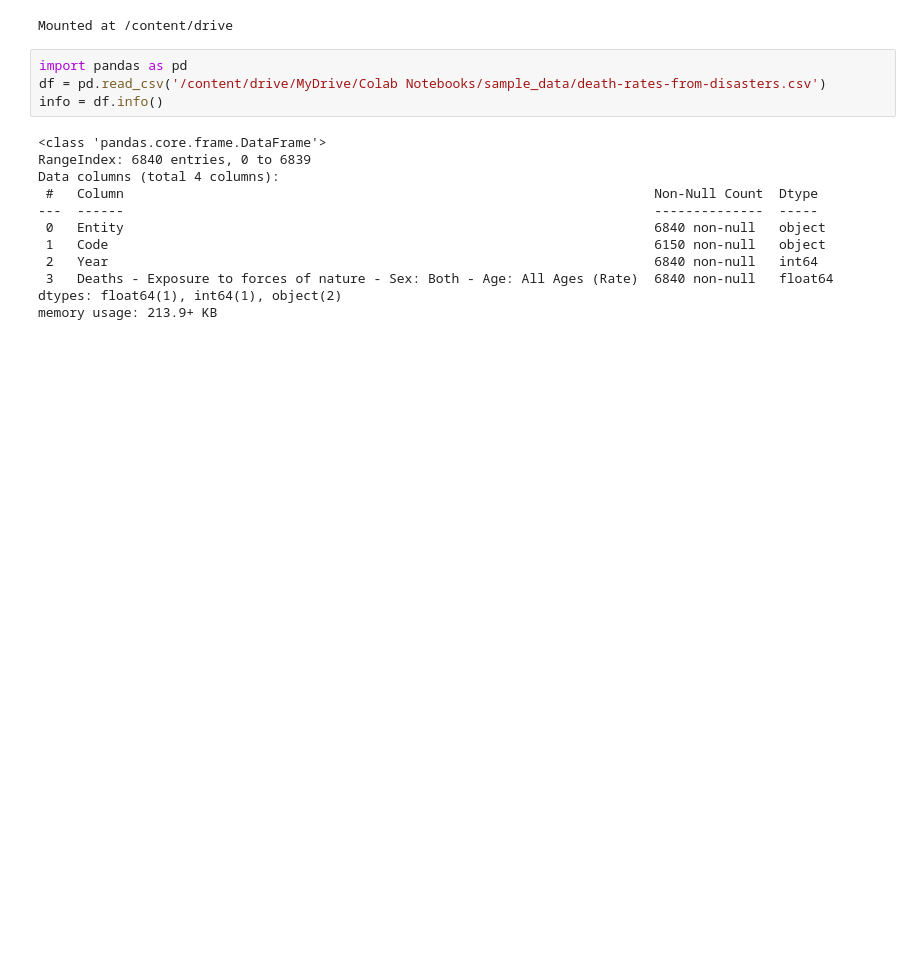
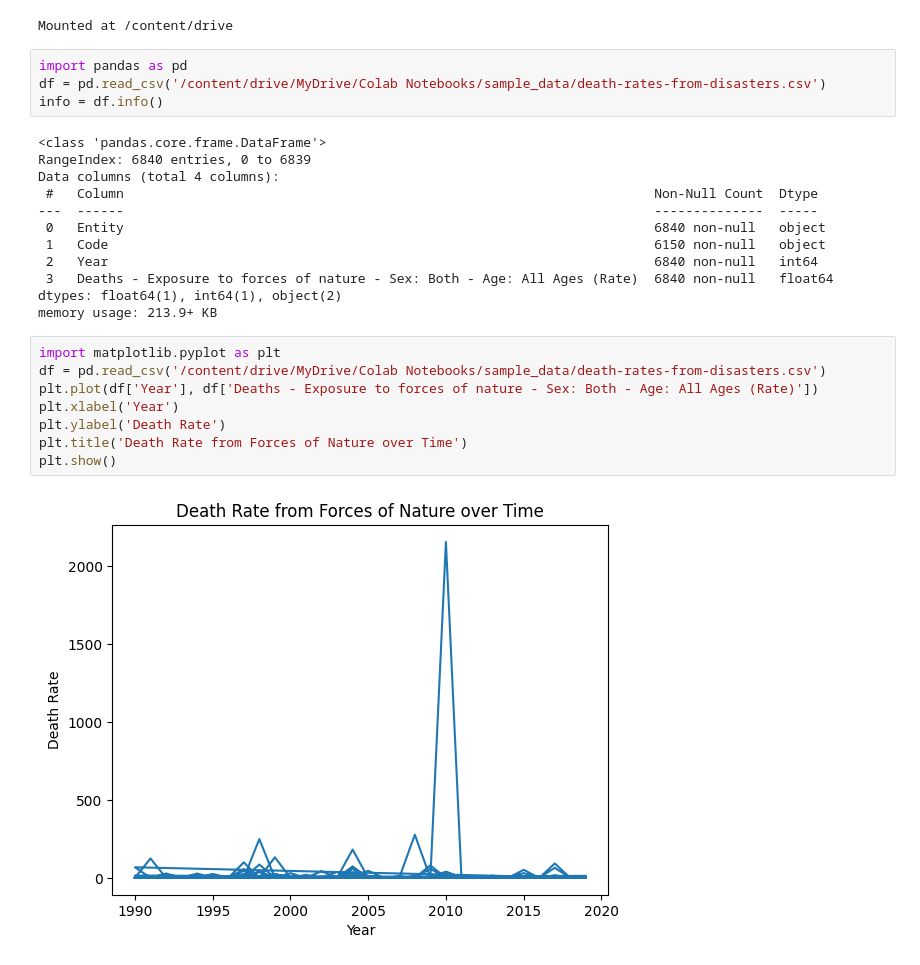
Before and after one commit to cbprince/MBA_Data_Science_Thesis, a Jupyter notebook: Import_CSV_from_Google_drive_to_Colab.ipynb, the cells around one changed output. Cells and saved outputs as stored; diff of their text form; blank space fills up the shorter version.

```diff
--- a/Import_CSV_from_Google_drive_to_Colab.ipynb
+++ b/Import_CSV_from_Google_drive_to_Colab.ipynb
@@ -21,3 +21,13 @@ Data columns (total 4 columns):
  3   Deaths - Exposure to forces of nature - Sex: Both - Age: All Ages (Rate)  6840 non-null   float64
 dtypes: float64(1), int64(1), object(2)
 memory usage: 213.9+ KB
+# %%
+import matplotlib.pyplot as plt
+df = pd.read_csv('/content/drive/MyDrive/Colab Notebooks/sample_data/death-rates-from-disasters.csv')
+plt.plot(df['Year'], df['Deaths - Exposure to forces of nature - Sex: Both - Age: All Ages (Rate)'])
+plt.xlabel('Year')
+plt.ylabel('Death Rate')
+plt.title('Death Rate from Forces of Nature over Time')
+plt.show()
+# %% [output]
+[figure, added]
```
